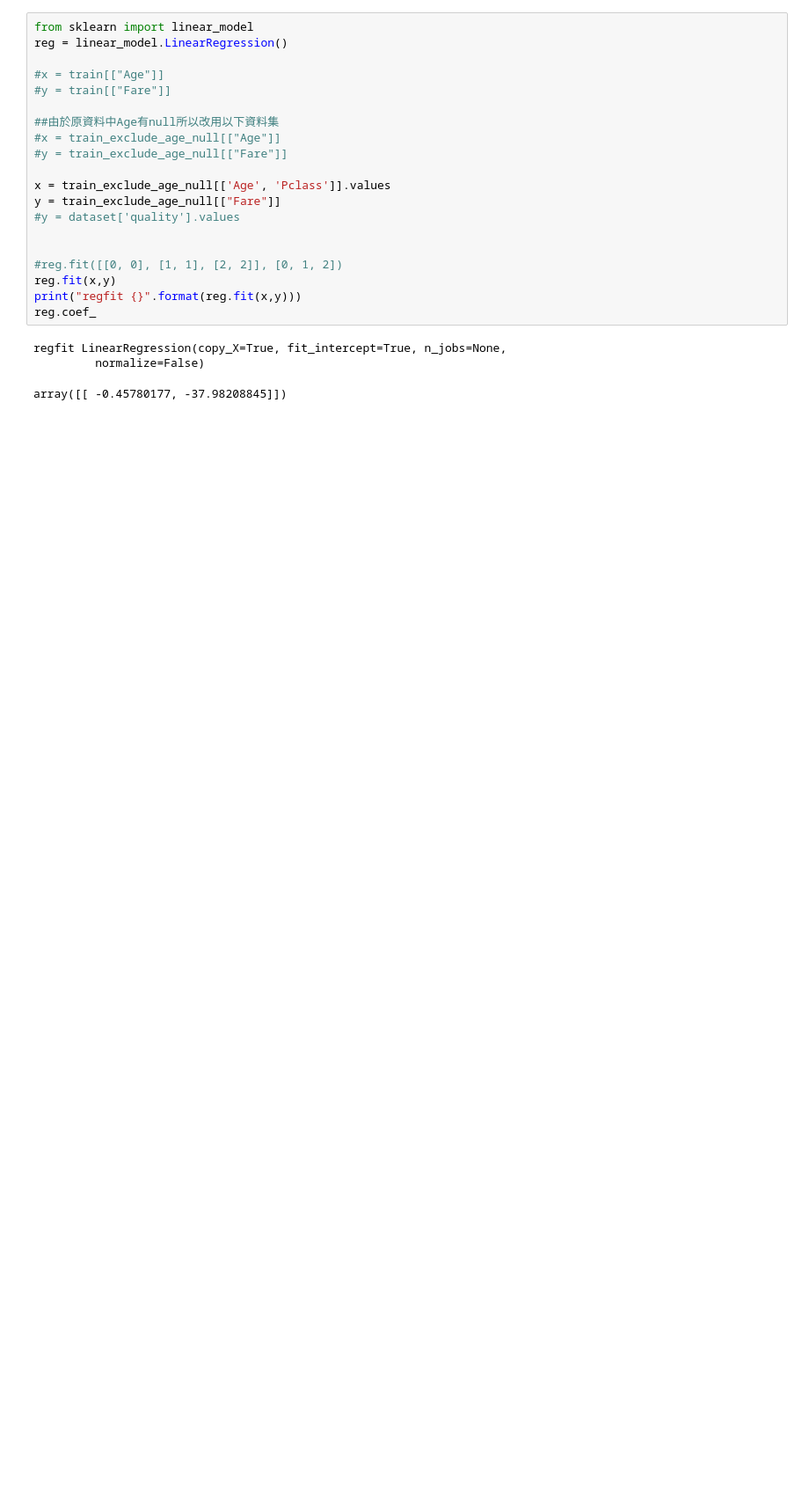
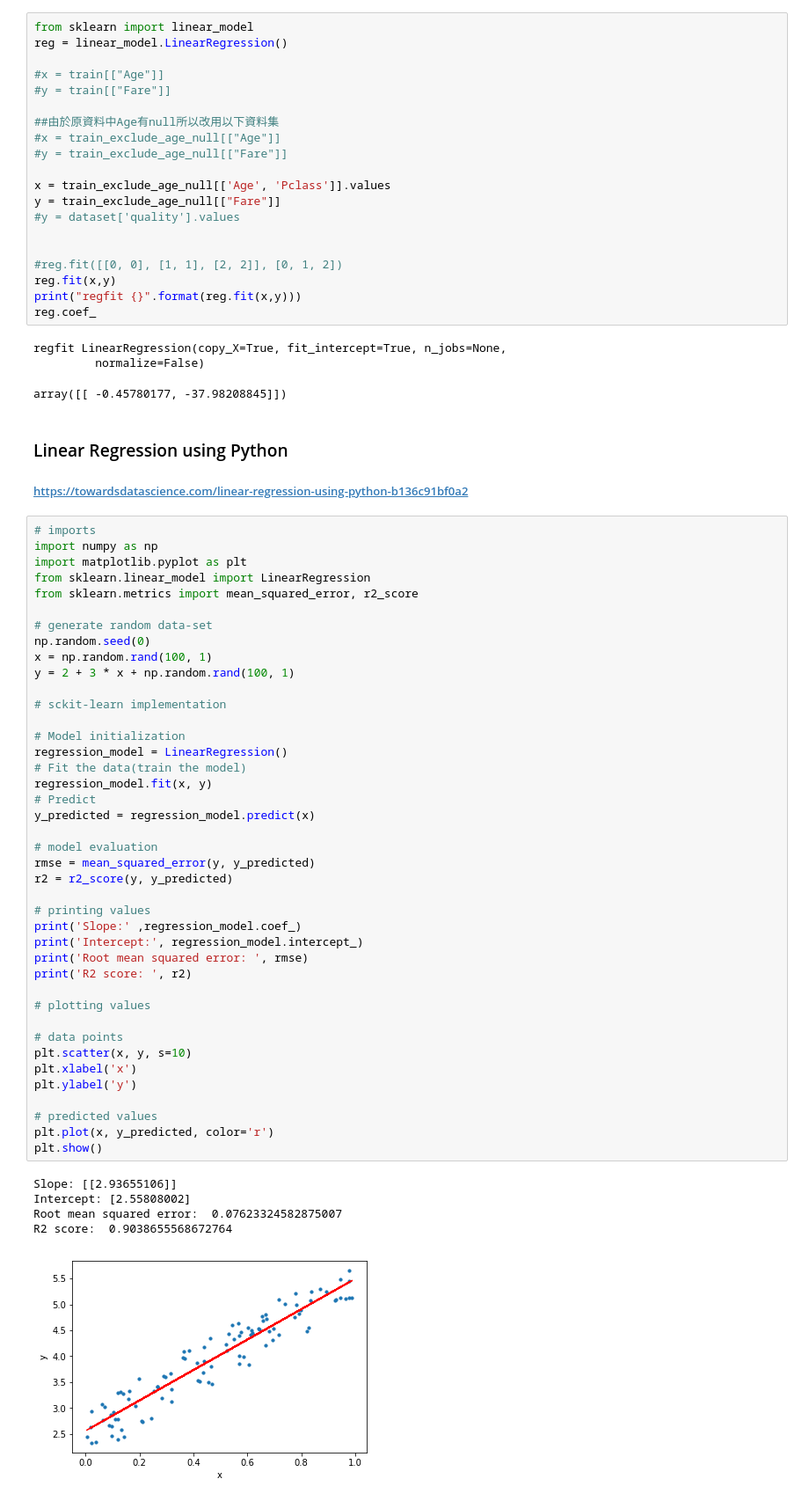
Before and after one commit to rvnkoiceygtq/Python, a Jupyter notebook: 1_Fundations_for_Analytics_basic.ipynb, the cells around one changed output. Shown: that part at 88% size. Drawn from its saved outputs; the diff is of its cells as text; blank space fills up the shorter version.

```diff
--- a/1_Fundations_for_Analytics_basic.ipynb
+++ b/1_Fundations_for_Analytics_basic.ipynb
@@ -693,3 +696,53 @@ reg.coef_
 regfit LinearRegression(copy_X=True, fit_intercept=True, n_jobs=None,
          normalize=False)
 array([[ -0.45780177, -37.98208845]])
+# %% [markdown]
+### Linear Regression using Python
+##### https://towardsdatascience.com/linear-regression-using-python-b136c91bf0a2
+# %%
+# imports
+import numpy as np
+import matplotlib.pyplot as plt
+from sklearn.linear_model import LinearRegression
+from sklearn.metrics import mean_squared_error, r2_score
+
+# generate random data-set
+np.random.seed(0)
+x = np.random.rand(100, 1)
+y = 2 + 3 * x + np.random.rand(100, 1)
+
+# sckit-learn implementation
+
+# Model initialization
+regression_model = LinearRegression()
+# Fit the data(train the model)
+regression_model.fit(x, y)
+# Predict
+y_predicted = regression_model.predict(x)
+
+# model evaluation
+rmse = mean_squared_error(y, y_predicted)
+r2 = r2_score(y, y_predicted)
+
+# printing values
+print('Slope:' ,regression_model.coef_)
+print('Intercept:', regression_model.intercept_)
+print('Root mean squared error: ', rmse)
+print('R2 score: ', r2)
+
+# plotting values
+
+# data points
+plt.scatter(x, y, s=10)
+plt.xlabel('x')
+plt.ylabel('y')
+
+# predicted values
+plt.plot(x, y_predicted, color='r')
+plt.show()
+# %% [output]
+Slope: [[2.93655106]]
+Intercept: [2.55808002]
+Root mean squared error:  0.07623324582875007
+R2 score:  0.9038655568672764
+[figure, added]
```
Also changed, not shown: parts of 1 cell of this notebook.
